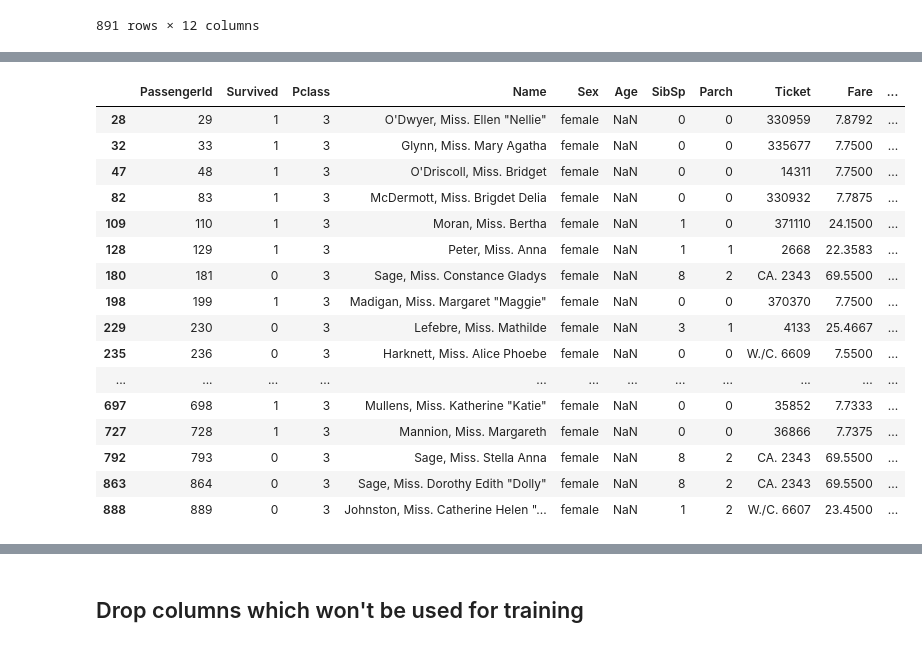
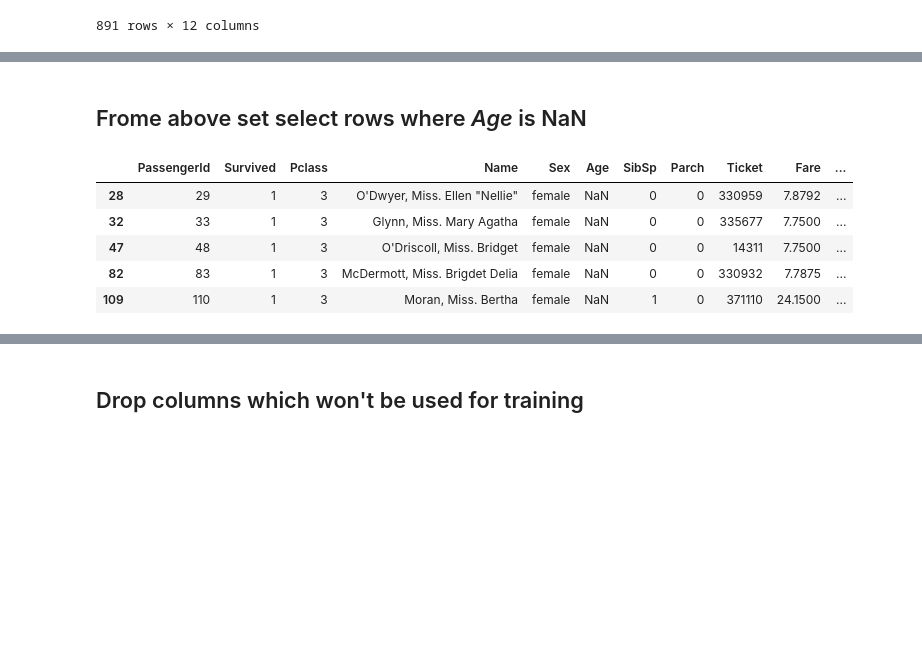
Before and after one commit to szajakubiak/titanic_kaggle_challenge, a Jupyter notebook: titanic2_train.ipynb, the cells around one changed output, grey strips where cells are left out. Drawn from its saved outputs; the diff is of its cells as text; code cells hidden in the pictures; blank space fills up the shorter version.

```diff
--- a/titanic2_train.ipynb
+++ b/titanic2_train.ipynb
@@ -29,2 +31,3 @@ train_data
 # %%
-search_miss = train_data[train_data["Name"].str.contains("Miss", case = False)]
+search_miss = train_data[train_data["Name"].str.contains("Miss", case = False)].copy()
+search_miss.head()
@@ -31,21 +41,12 @@ search_miss = train_data[train_data["Name"].str.contains("Miss", case = False)]
+# %% [markdown]
+## Frome above set select rows where *Age* is NaN
 # %%
-misses_w_age = search_miss[search_miss["Age"].isnull()]
-misses_w_age
+misses_w_age = search_miss[search_miss["Age"].isnull()].copy()
+misses_w_age.head()
 # %% [output]
 |  | PassengerId | Survived | Pclass | Name | Sex | Age | SibSp | Parch | Ticket | Fare | ... |
 | 28 | 29 | 1 | 3 | O'Dwyer, Miss. Ellen "Nellie" | female | NaN | 0 | 0 | 330959 | 7.8792 | ... |
 | 32 | 33 | 1 | 3 | Glynn, Miss. Mary Agatha | female | NaN | 0 | 0 | 335677 | 7.7500 | ... |
 | 47 | 48 | 1 | 3 | O'Driscoll, Miss. Bridget | female | NaN | 0 | 0 | 14311 | 7.7500 | ... |
 | 82 | 83 | 1 | 3 | McDermott, Miss. Brigdet Delia | female | NaN | 0 | 0 | 330932 | 7.7875 | ... |
 | 109 | 110 | 1 | 3 | Moran, Miss. Bertha | female | NaN | 1 | 0 | 371110 | 24.1500 | ... |
-| 128 | 129 | 1 | 3 | Peter, Miss. Anna | female | NaN | 1 | 1 | 2668 | 22.3583 | ... |
-| 180 | 181 | 0 | 3 | Sage, Miss. Constance Gladys | female | NaN | 8 | 2 | CA. 2343 | 69.5500 | ... |
-| 198 | 199 | 1 | 3 | Madigan, Miss. Margaret "Maggie" | female | NaN | 0 | 0 | 370370 | 7.7500 | ... |
-| 229 | 230 | 0 | 3 | Lefebre, Miss. Mathilde | female | NaN | 3 | 1 | 4133 | 25.4667 | ... |
-| 235 | 236 | 0 | 3 | Harknett, Miss. Alice Phoebe | female | NaN | 0 | 0 | W./C. 6609 | 7.5500 | ... |
-| ... | ... | ... | ... | ... | ... | ... | ... | ... | ... | ... | ... |
-| 697 | 698 | 1 | 3 | Mullens, Miss. Katherine "Katie" | female | NaN | 0 | 0 | 35852 | 7.7333 | ... |
-| 727 | 728 | 1 | 3 | Mannion, Miss. Margareth | female | NaN | 0 | 0 | 36866 | 7.7375 | ... |
-| 792 | 793 | 0 | 3 | Sage, Miss. Stella Anna | female | NaN | 8 | 2 | CA. 2343 | 69.5500 | ... |
-| 863 | 864 | 0 | 3 | Sage, Miss. Dorothy Edith "Dolly" | female | NaN | 8 | 2 | CA. 2343 | 69.5500 | ... |
-| 888 | 889 | 0 | 3 | Johnston, Miss. Catherine Helen "... | female | NaN | 1 | 2 | W./C. 6607 | 23.4500 | ... |
```
Also changed, not shown: parts of 22 cells of this notebook, 6 other files.
